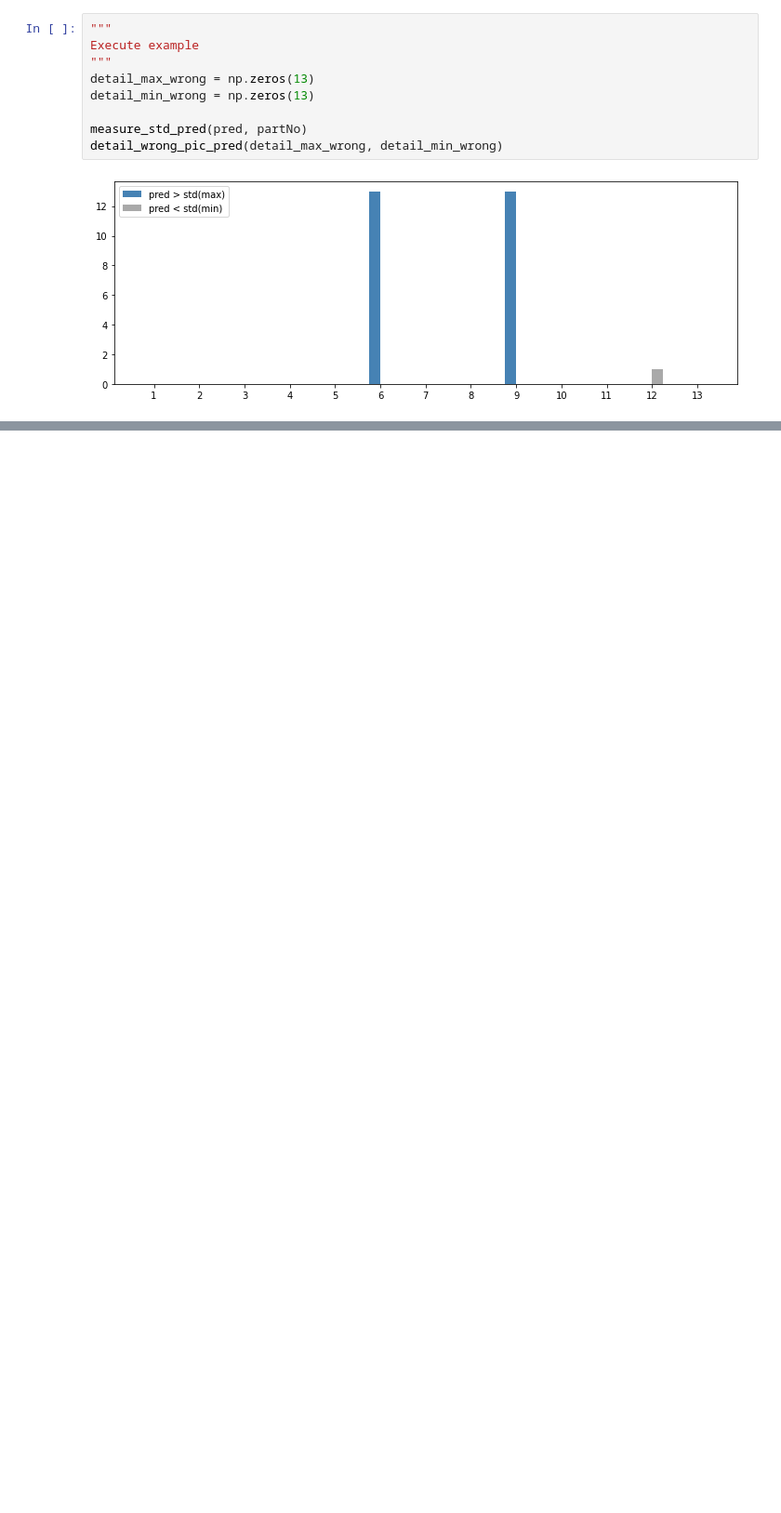
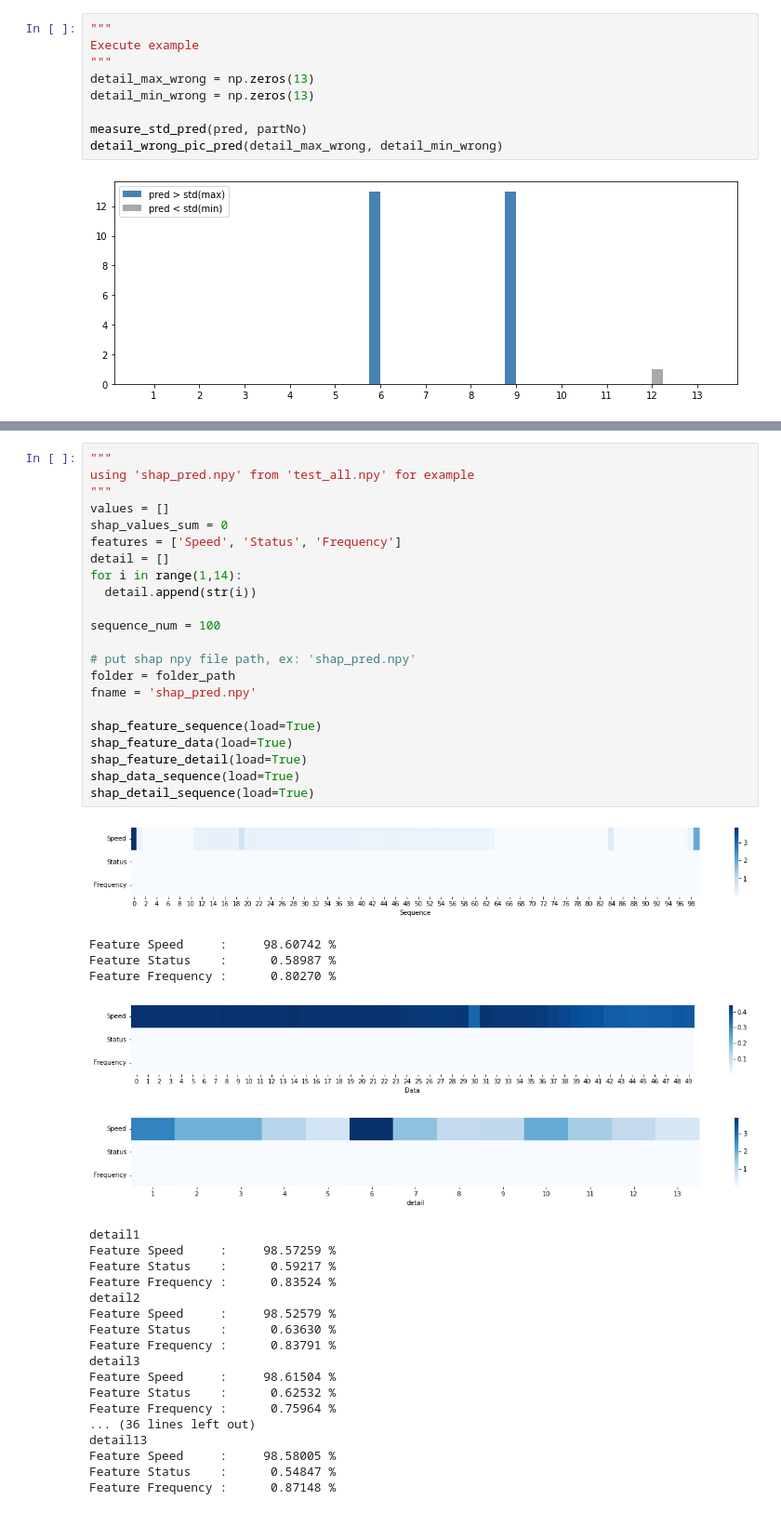
Before and after one commit to YiChingLLin/Dinkle, a Jupyter notebook: example/prediction_example.ipynb, the cells around one changed output, grey strips where cells are left out. Shown at 93% size. Drawn from its saved outputs; the diff is of its cells as text; blank space fills up the shorter version.

```diff
--- a/example/prediction_example.ipynb
+++ b/example/prediction_example.ipynb
@@ -698,0 +908,46 @@ detail_wrong_pic_pred(detail_max_wrong, detail_min_wrong)
+# %%
+"""
+using 'shap_pred.npy' from 'test_all.npy' for example
+"""
+values = []
+shap_values_sum = 0
+features = ['Speed', 'Status', 'Frequency']
+detail = []
+for i in range(1,14):
+  detail.append(str(i))
+
+sequence_num = 100
+
+# put shap npy file path, ex: 'shap_pred.npy'
+folder = folder_path
+fname = 'shap_pred.npy'
+
+shap_feature_sequence(load=True)
+shap_feature_data(load=True)
+shap_feature_detail(load=True)
+shap_data_sequence(load=True)
+shap_detail_sequence(load=True)
+# %% [output]
+[figure, added]
+Feature Speed     :     98.60742 %
+Feature Status    :      0.58987 %
+Feature Frequency :      0.80270 %
+[figure, added]
+[figure, added]
+detail1
+Feature Speed     :     98.57259 %
+Feature Status    :      0.59217 %
+Feature Frequency :      0.83524 %
+detail2
+Feature Speed     :     98.52579 %
+Feature Status    :      0.63630 %
+Feature Frequency :      0.83791 %
+detail3
+Feature Speed     :     98.61504 %
+Feature Status    :      0.62532 %
+Feature Frequency :      0.75964 %
+... (36 lines left out)
+detail13
+Feature Speed     :     98.58005 %
+Feature Status    :      0.54847 %
+Feature Frequency :      0.87148 %
```
Also changed, not shown: parts of 7 cells of this notebook, 1 other file.
